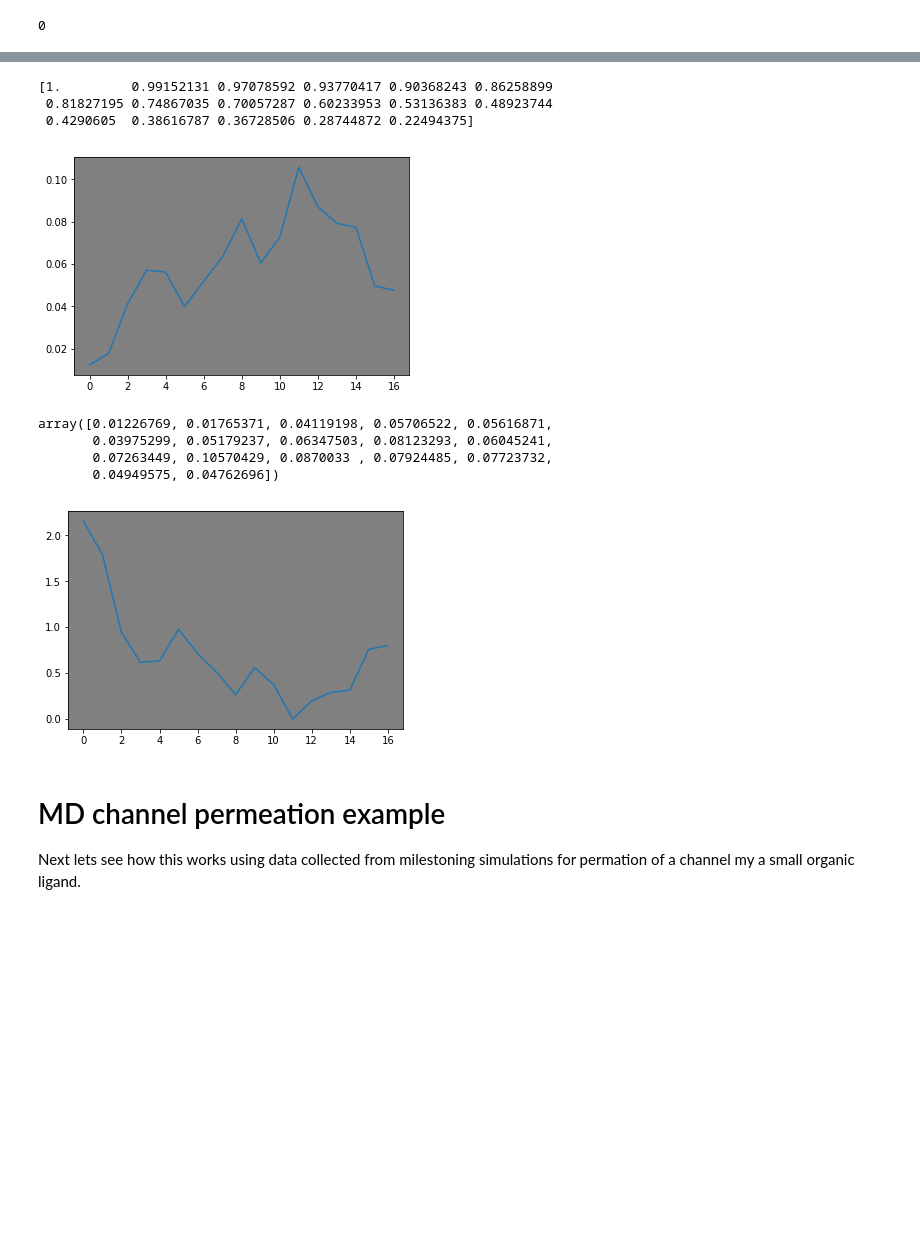
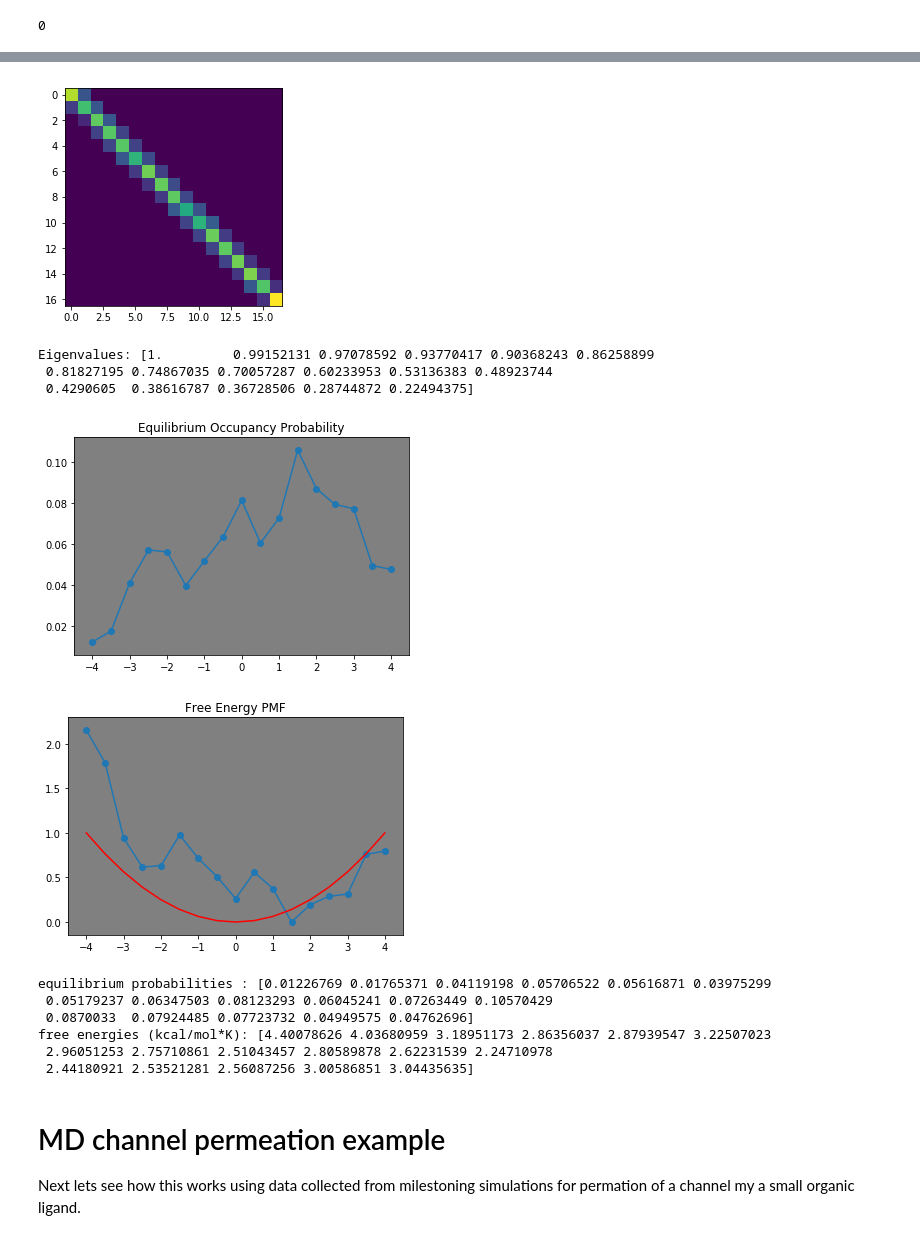
Before and after one commit to wesleymsmith/Milestoning_Analysis, a Jupyter notebook: Analyze_Well_Test_Simulation.ipynb, the cells around one changed output, grey strips where cells are left out. Drawn from its saved outputs; the diff is of its cells as text; code cells hidden in the pictures; blank space fills up the shorter version.

```diff
--- a/Analyze_Well_Test_Simulation.ipynb
+++ b/Analyze_Well_Test_Simulation.ipynb
@@ -609,26 +443,49 @@ plt.show()
-# %%
-outEig=np.linalg.eig(RDmat.T)
-si=np.argsort(1-outEig[0])
-print outEig[0][si]
-outVec=np.array(outEig[1])[:,si[0]]
-outVec=outVec/np.sum(outVec)
-plt.plot(outVec)
-plt.show()
-outVec
-# %% [output]
-[1.         0.99152131 0.97078592 0.93770417 0.90368243 0.86258899
- 0.81827195 0.74867035 0.70057287 0.60233953 0.53136383 0.48923744
- 0.4290605  0.38616787 0.36728506 0.28744872 0.22494375]
-[figure, removed]
-array([0.01226769, 0.01765371, 0.04119198, 0.05706522, 0.05616871,
-       0.03975299, 0.05179237, 0.06347503, 0.08123293, 0.06045241,
-       0.07263449, 0.10570429, 0.0870033 , 0.07924485, 0.07723732,
-       0.04949575, 0.04762696])
-# %%
-plt.plot(-np.log(outVec)-(np.min(-np.log(outVec))))
-plt.show()
-# %% [output]
-[figure, removed]
+# %%
+#kbT=0.0019872041*300 #kcal/mol
+kbT=1
+Rmat=np.matrix(escapeMat)
+Dmat=np.matrix(np.diag(1-np.sum(escapeMat,axis=1)))
+Pvec=pCenters #use this as a starting guess
+Pvec=Pvec/np.sum(Pvec)
+
+RDmat=Rmat+Dmat
+plt.imshow(RDmat)
+plt.show()
+
+outEig=np.linalg.eig(RDmat.T)
+si=np.argsort(1-outEig[0])
+print 'Eigenvalues:',
+print outEig[0][si]
+outVec=np.array(outEig[1])[:,si[0]]
+outVec=outVec/np.sum(outVec)
+plt.plot(windowCenters,outVec)
+plt.scatter(windowCenters,outVec)
+plt.title("Equilibrium Occupancy Probability")
+plt.show()
+plt.plot(windowCenters,-kbT*np.log(outVec)-np.min(-kbT*np.log(outVec)))
+plt.scatter(windowCenters,-kbT*np.log(outVec)-np.min(-kbT*np.log(outVec)))
+
+potFun=lambda x: (x/4.0)**2
+plt.plot(windowCenters,potFun(windowCenters),'r',label='actual potential')
+plt.title("Free Energy PMF")
+plt.show()
+print "equilibrium probabilities :",
+print outVec
+print "free energies (kT):",
+print -kbT*np.log(outVec)
+# %% [output]
+[figure, added]
+Eigenvalues: [1.         0.99152131 0.97078592 0.93770417 0.90368243 0.86258899
+ 0.81827195 0.74867035 0.70057287 0.60233953 0.53136383 0.48923744
+ 0.4290605  0.38616787 0.36728506 0.28744872 0.22494375]
+[figure, added]
+[figure, added]
+equilibrium probabilities : [0.01226769 0.01765371 0.04119198 0.05706522 0.05616871 0.03975299
+ 0.05179237 0.06347503 0.08123293 0.06045241 0.07263449 0.10570429
+ 0.0870033  0.07924485 0.07723732 0.04949575 0.04762696]
+free energies (kcal/mol*K): [4.40078626 4.03680959 3.18951173 2.86356037 2.87939547 3.22507023
+ 2.96051253 2.75710861 2.51043457 2.80589878 2.62231539 2.24710978
+ 2.44180921 2.53521281 2.56087256 3.00586851 3.04435635]
 # %% [markdown]
 # MD channel permeation example
 
```
Also changed, not shown: parts of 22 cells of this notebook.
